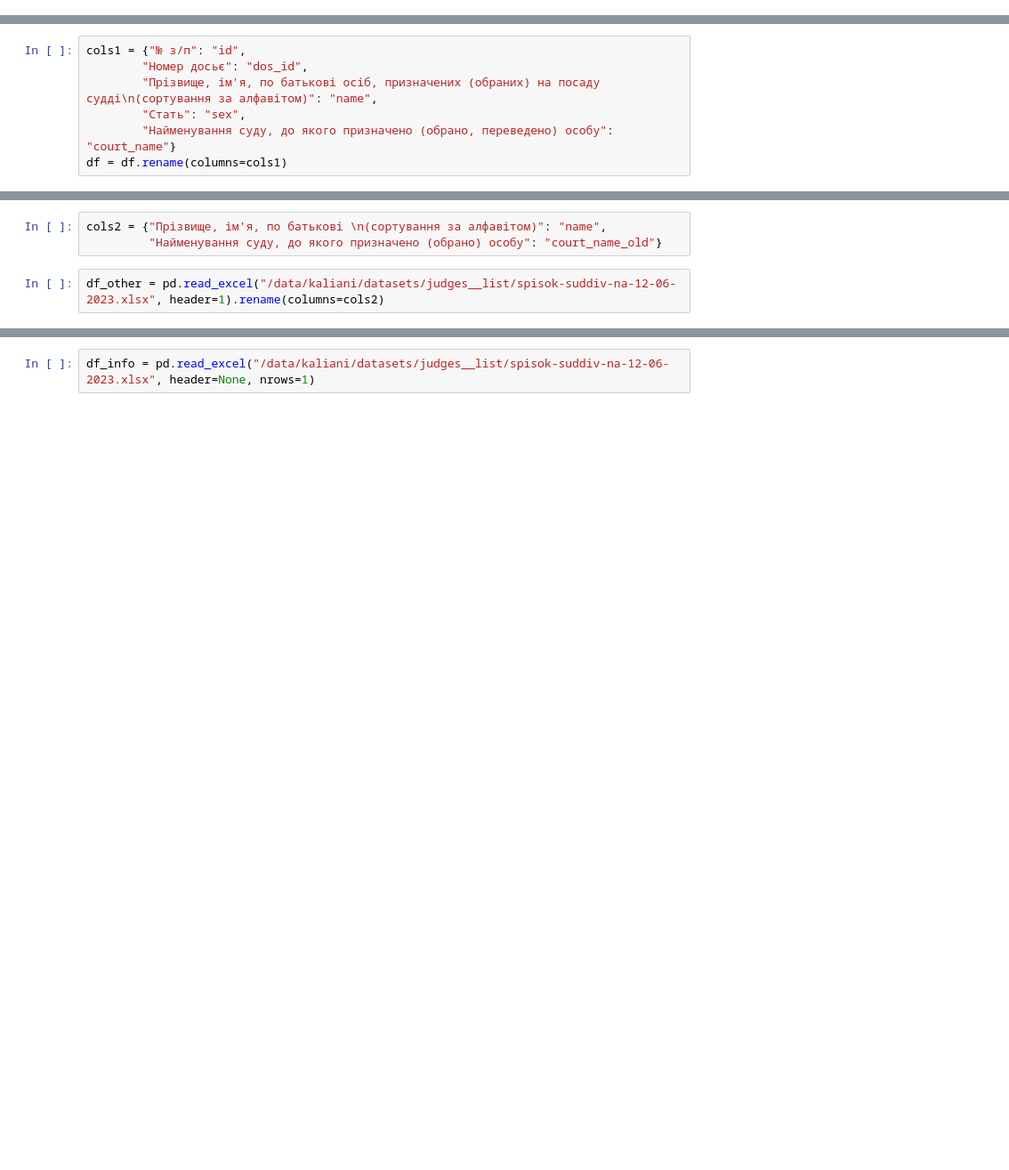
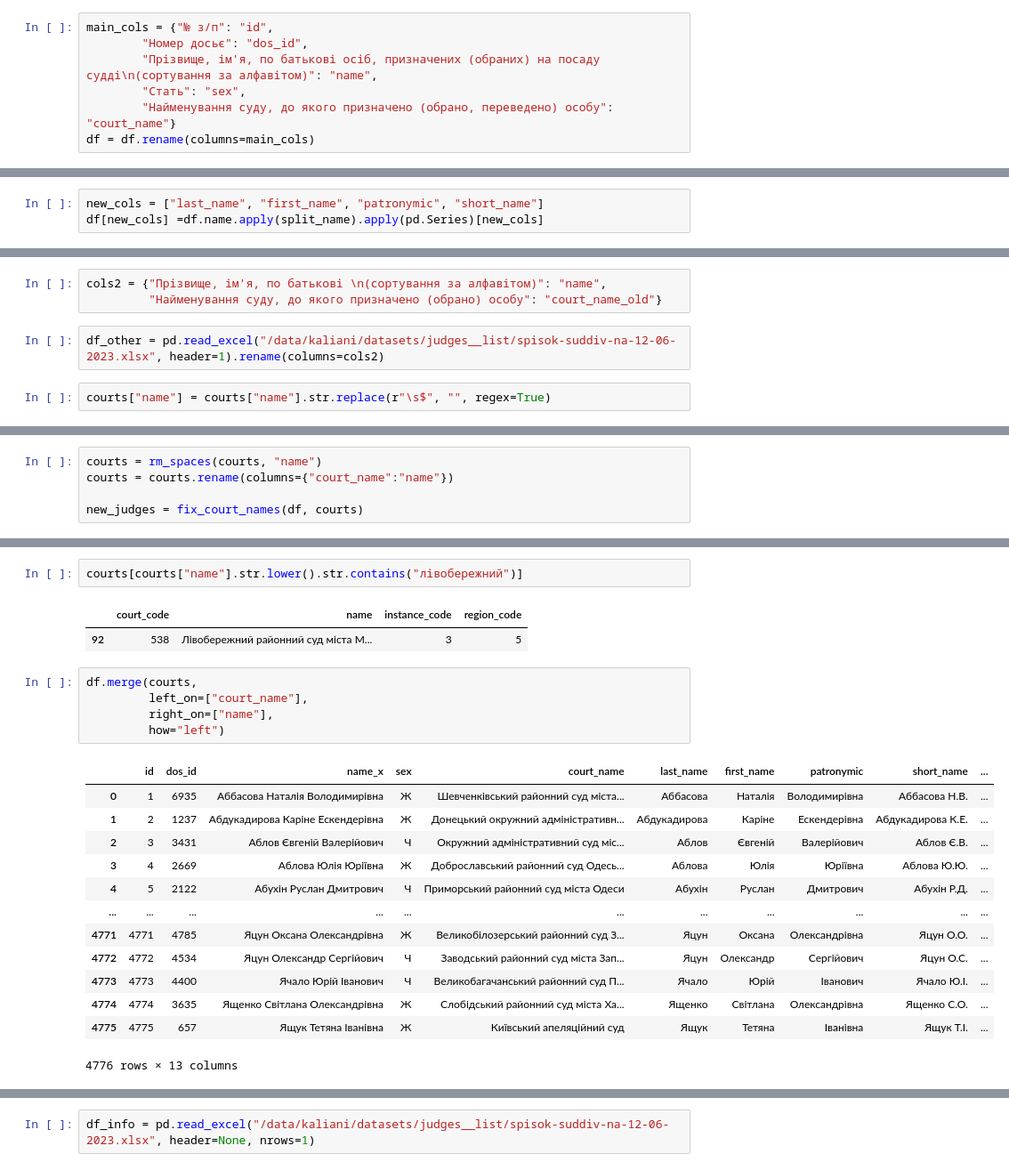
Before and after one commit to kaliani/vibe-judges, a Jupyter notebook: notebooks/check_and_load.ipynb, the cells around one changed output, grey strips where cells are left out. Shown at 89% size. Cells and saved outputs as stored; diff of their text form; blank space fills up the shorter version.

```diff
--- a/notebooks/check_and_load.ipynb
+++ b/notebooks/check_and_load.ipynb
@@ -853,0 +847,7 @@ df = pd.read_excel("/data/kaliani/datasets/judges__list/main-spisok-suddiv-na-09
+# %%
+main_cols = {"№ з/п": "id",
+        "Номер досьє": "dos_id",
+        "Прізвище, ім'я, по батькові осіб, призначених (обраних) на посаду судді\n(сортування за алфавітом)": "name",
+        "Стать": "sex",
+        "Найменування суду, до якого призначено (обрано, переведено) особу": "court_name"}
+df = df.rename(columns=main_cols)
@@ -854,7 +891,3 @@ df = pd.read_excel("/data/kaliani/datasets/judges__list/main-spisok-suddiv-na-09
 # %%
-cols1 = {"№ з/п": "id",
-        "Номер досьє": "dos_id",
-        "Прізвище, ім'я, по батькові осіб, призначених (обраних) на посаду судді\n(сортування за алфавітом)": "name",
-        "Стать": "sex",
-        "Найменування суду, до якого призначено (обрано, переведено) особу": "court_name"}
-df = df.rename(columns=cols1)
+new_cols = ["last_name", "first_name", "patronymic", "short_name"]
+df[new_cols] =df.name.apply(split_name).apply(pd.Series)[new_cols]
@@ -863,3 +901,5 @@ cols2 = {"Прізвище, ім'я, по батькові \n(сортуванн
          "Найменування суду, до якого призначено (обрано) особу": "court_name_old"}
 # %%
 df_other = pd.read_excel("/data/kaliani/datasets/judges__list/spisok-suddiv-na-12-06-2023.xlsx", header=1).rename(columns=cols2)
+# %%
+courts["name"] = courts["name"].str.replace(r"\s$", "", regex=True)
@@ -865,0 +975,5 @@ df_other = pd.read_excel("/data/kaliani/datasets/judges__list/spisok-suddiv-na-1
+# %%
+courts = rm_spaces(courts, "name")
+courts = courts.rename(columns={"court_name":"name"})
+
+new_judges = fix_court_names(df, courts)
@@ -865,0 +1015,24 @@ df_other = pd.read_excel("/data/kaliani/datasets/judges__list/spisok-suddiv-na-1
+# %%
+courts[courts["name"].str.lower().str.contains("лівобережний")]
+# %% [output]
+|  | court_code | name | instance_code | region_code |
+| 92 | 538 | Лівобережний районний суд міста М... | 3 | 5 |
+# %%
+df.merge(courts,
+         left_on=["court_name"],
+         right_on=["name"],
+         how="left")
+# %% [output]
+|  | id | dos_id | name_x | sex | court_name | last_name | first_name | patronymic | short_name | ... |
+| 0 | 1 | 6935 | Аббасова Наталія Володимирівна | Ж | Шевченківський районний суд міста... | Аббасова | Наталія | Володимирівна | Аббасова Н.В. | ... |
+| 1 | 2 | 1237 | Абдукадирова Каріне Ескендерівна | Ж | Донецький окружний адміністративн... | Абдукадирова | Каріне | Ескендерівна | Абдукадирова К.Е. | ... |
+| 2 | 3 | 3431 | Аблов Євгеній Валерійович | Ч | Окружний адміністративний суд міс... | Аблов | Євгеній | Валерійович | Аблов Є.В. | ... |
+| 3 | 4 | 2669 | Аблова Юлія Юріївна | Ж | Доброславський районний суд Одесь... | Аблова | Юлія | Юріївна | Аблова Ю.Ю. | ... |
+| 4 | 5 | 2122 | Абухін Руслан Дмитрович | Ч | Приморський районний суд міста Одеси | Абухін | Руслан | Дмитрович | Абухін Р.Д. | ... |
+| ... | ... | ... | ... | ... | ... | ... | ... | ... | ... | ... |
+| 4771 | 4771 | 4785 | Яцун Оксана Олександрівна | Ж | Великобілозерський районний суд З... | Яцун | Оксана | Олександрівна | Яцун О.О. | ... |
+| 4772 | 4772 | 4534 | Яцун Олександр Сергійович | Ч | Заводський районний суд міста Зап... | Яцун | Олександр | Сергійович | Яцун О.С. | ... |
+| 4773 | 4773 | 4400 | Ячало Юрій Іванович | Ч | Великобагачанський районний суд П... | Ячало | Юрій | Іванович | Ячало Ю.І. | ... |
+| 4774 | 4774 | 3635 | Ященко Світлана Олександрівна | Ж | Слобідський районний суд міста Ха... | Ященко | Світлана | Олександрівна | Ященко С.О. | ... |
+| 4775 | 4775 | 657 | Ящук Тетяна Іванівна | Ж | Київський апеляційний суд | Ящук | Тетяна | Іванівна | Ящук Т.І. | ... |
+4776 rows × 13 columns
```
Also changed, not shown: parts of 17 cells of this notebook.
